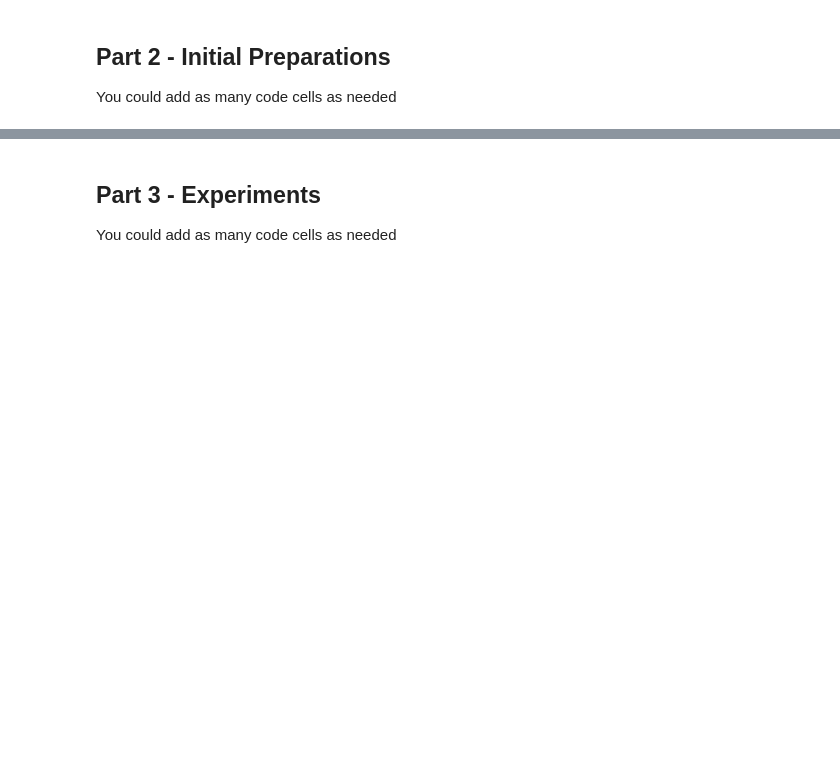
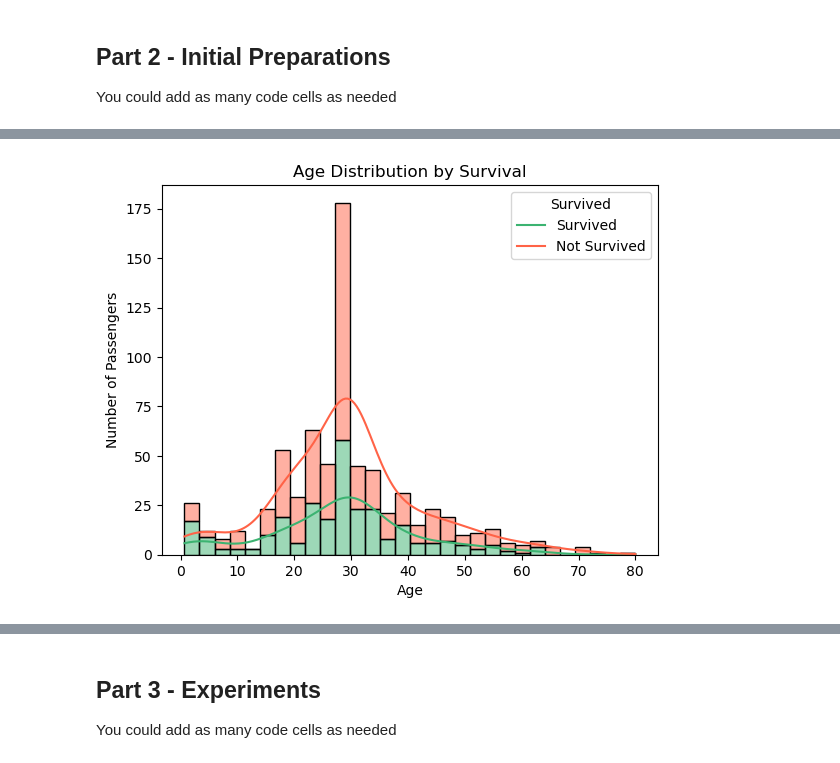
Before and after one commit to ShalevOzeri/machine-learning-task-2, a Jupyter notebook: Assignment2_supervised_learning_flow.ipynb, the cells around one changed output, grey strips where cells are left out. Drawn from its saved outputs; the diff is of its cells as text; code cells hidden in the pictures; blank space fills up the shorter version.

```diff
--- a/Assignment2_supervised_learning_flow.ipynb
+++ b/Assignment2_supervised_learning_flow.ipynb
@@ -59,0 +114,18 @@ You could add as many code cells as needed
+# %%
+# Remove missing values in Age
+age_df = train_df[['Age', 'Survived']].dropna()
+
+# Define color palette: 0 = red (top), 1 = green (bottom)
+palette = {0: 'tomato', 1: 'mediumseagreen'}
+
+# Plot histogram with controlled stacking order
+sns.histplot(data=age_df, x='Age', hue='Survived', kde=True, bins=30,
+             multiple='stack', palette=palette, hue_order=[0, 1])
+
+plt.title('Age Distribution by Survival')
+plt.xlabel('Age')
+plt.ylabel('Number of Passengers')
+plt.legend(title='Survived', labels=['Survived', 'Not Survived'])
+plt.show()
+# %% [output]
+[figure, added]
```
Also changed, not shown: parts of 8 cells of this notebook.
